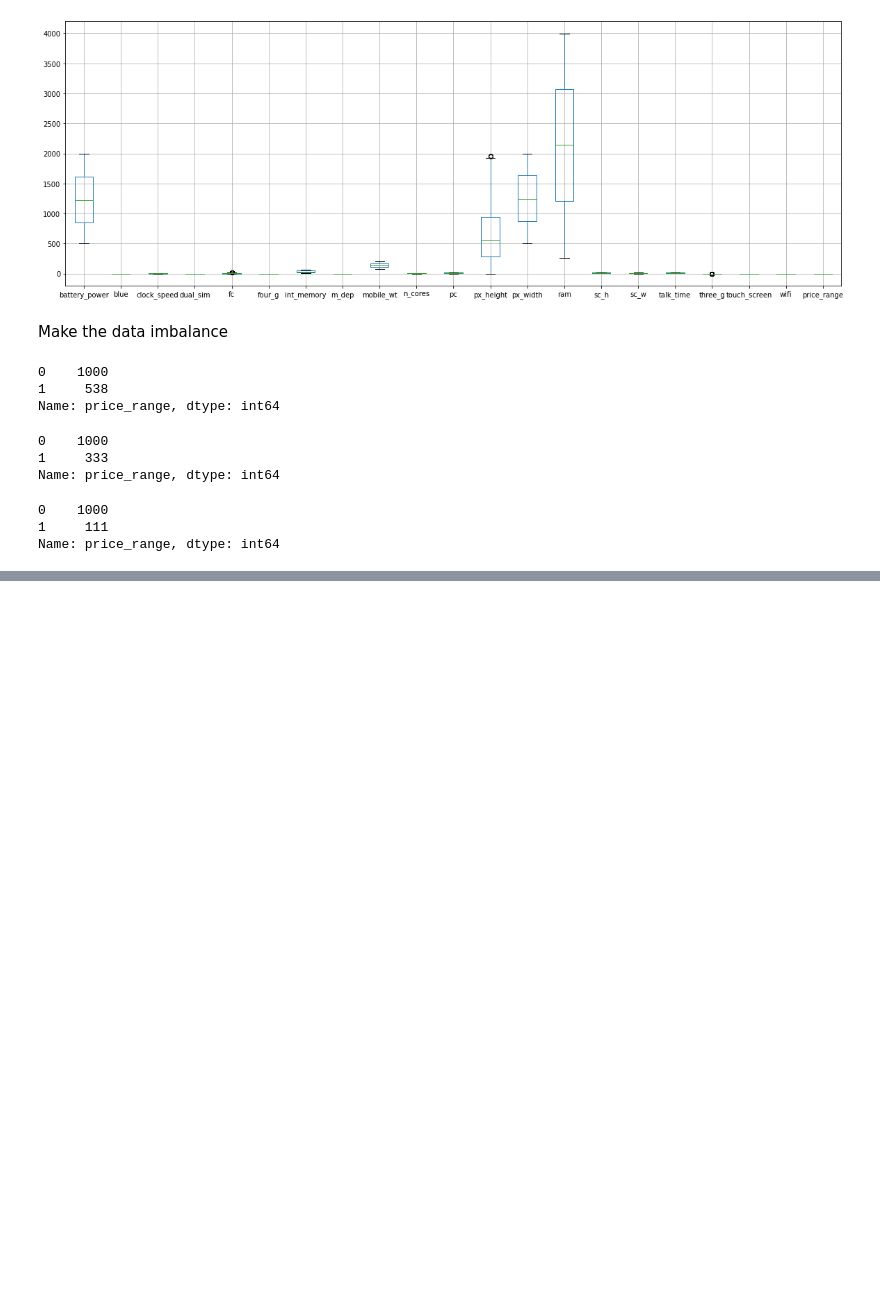
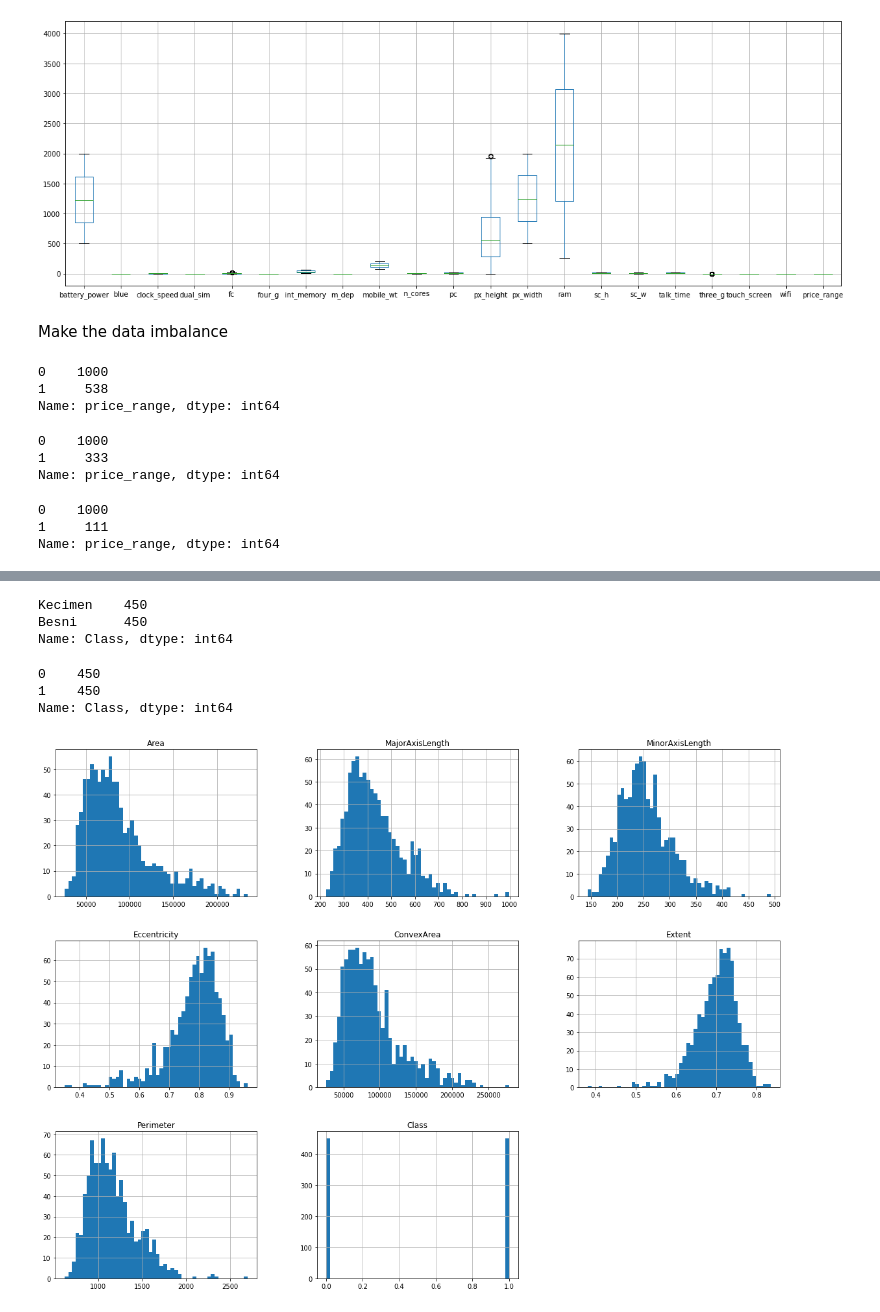
Before and after one commit to ThakdanaiSaelee/Assignment_CE888, a Jupyter notebook: Assignment.ipynb, the cells around one changed output, grey strips where cells are left out. Saved outputs shown, nothing was run; the diff lists cells and outputs as text; code cells hidden in the pictures; blank space fills up the shorter version.

```diff
--- a/Assignment.ipynb
+++ b/Assignment.ipynb
@@ -113,0 +116,4 @@ Name: price_range, dtype: int64
+# %%
+# load data from github
+df_raisin = pd.read_csv('https://raw.githubusercontent.com/ThakdanaiSaelee/Assignment_CE888/main/Raisin_Dataset.csv')
+df_raisin.head()
@@ -113,0 +145,19 @@ Name: price_range, dtype: int64
+# %%
+# Check number of output
+df_raisin['Class'].value_counts()
+# %% [output]
+Kecimen    450
+Besni      450
+Name: Class, dtype: int64
+# %%
+label = {'Class':{'Kecimen':0,'Besni':1}}
+df_raisin.replace(label, inplace=True)
+df_raisin['Class'].value_counts()
+# %% [output]
+0    450
+1    450
+Name: Class, dtype: int64
+# %%
+_ = df_raisin.hist(bins=50, figsize=(20,15))
+# %% [output]
+[figure, added]
```
Also changed, not shown: parts of 10 cells of this notebook.
